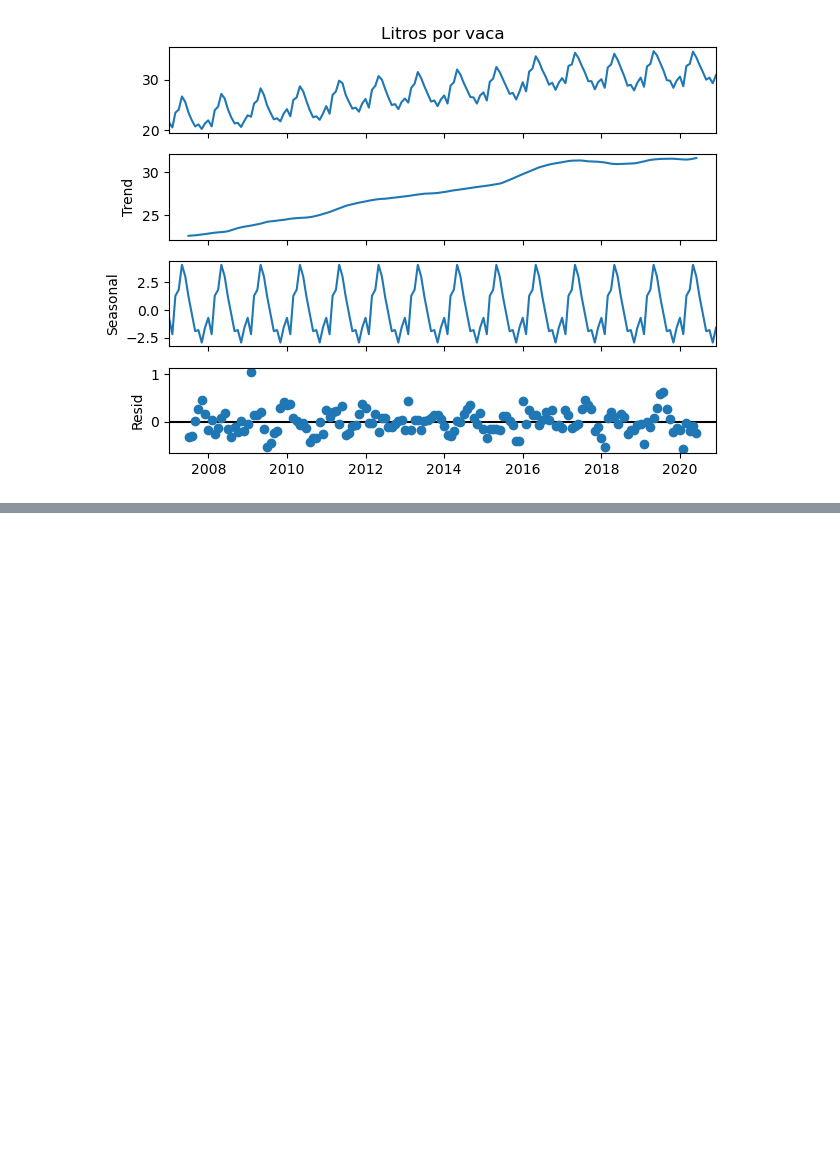
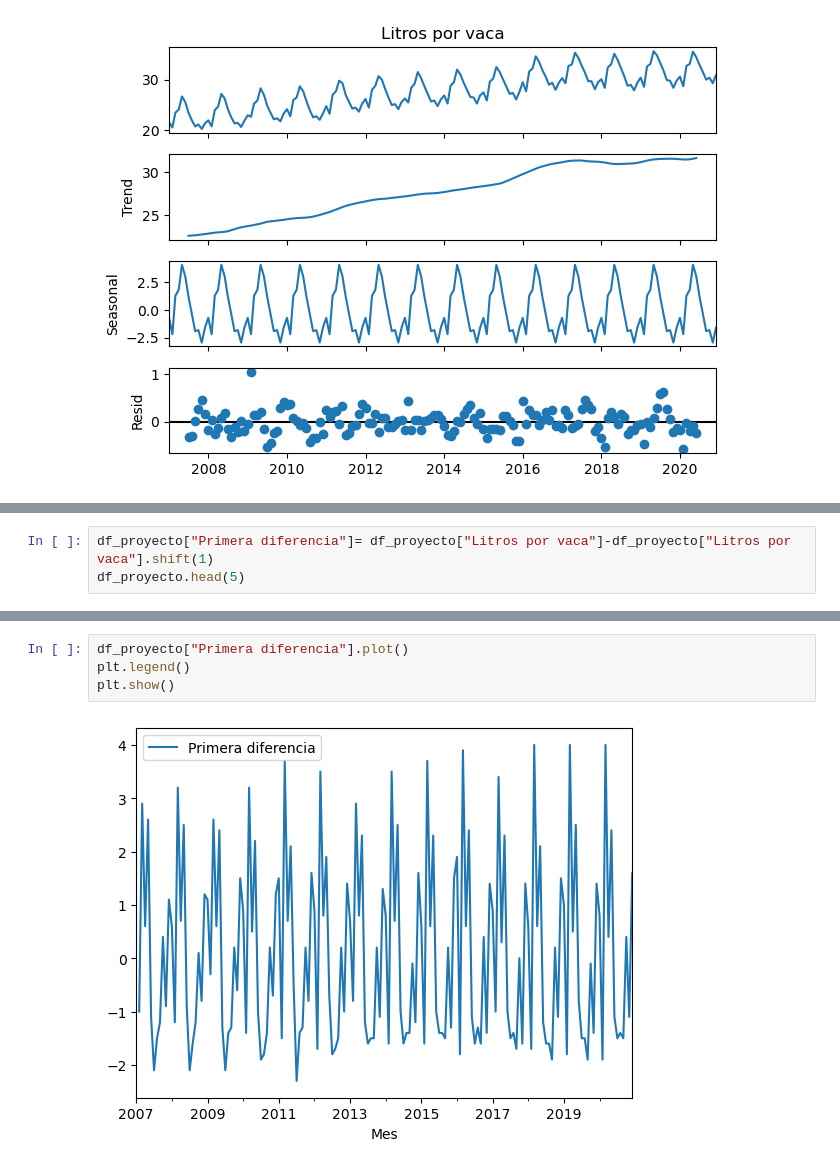
Before and after one commit to dparedes616/Series-de-Tiempo, a Jupyter notebook: Proyectos/Hacienda_el_Jobo.ipynb, the cells around one changed output, grey strips where cells are left out. Cells and saved outputs as stored; diff of their text form; blank space fills up the shorter version.

Commit message:
Analisis de diferencias

```diff
--- a/Proyectos/Hacienda_el_Jobo.ipynb
+++ b/Proyectos/Hacienda_el_Jobo.ipynb
@@ -117,0 +193,3 @@ grafico_estacional = estacional.plot()
+# %%
+df_proyecto["Primera diferencia"]= df_proyecto["Litros por vaca"]-df_proyecto["Litros por vaca"].shift(1)
+df_proyecto.head(5)
@@ -117,0 +204,6 @@ grafico_estacional = estacional.plot()
+# %%
+df_proyecto["Primera diferencia"].plot()
+plt.legend()
+plt.show()
+# %% [output]
+[figure, added]
```
Also changed, not shown: parts of 18 cells of this notebook.
